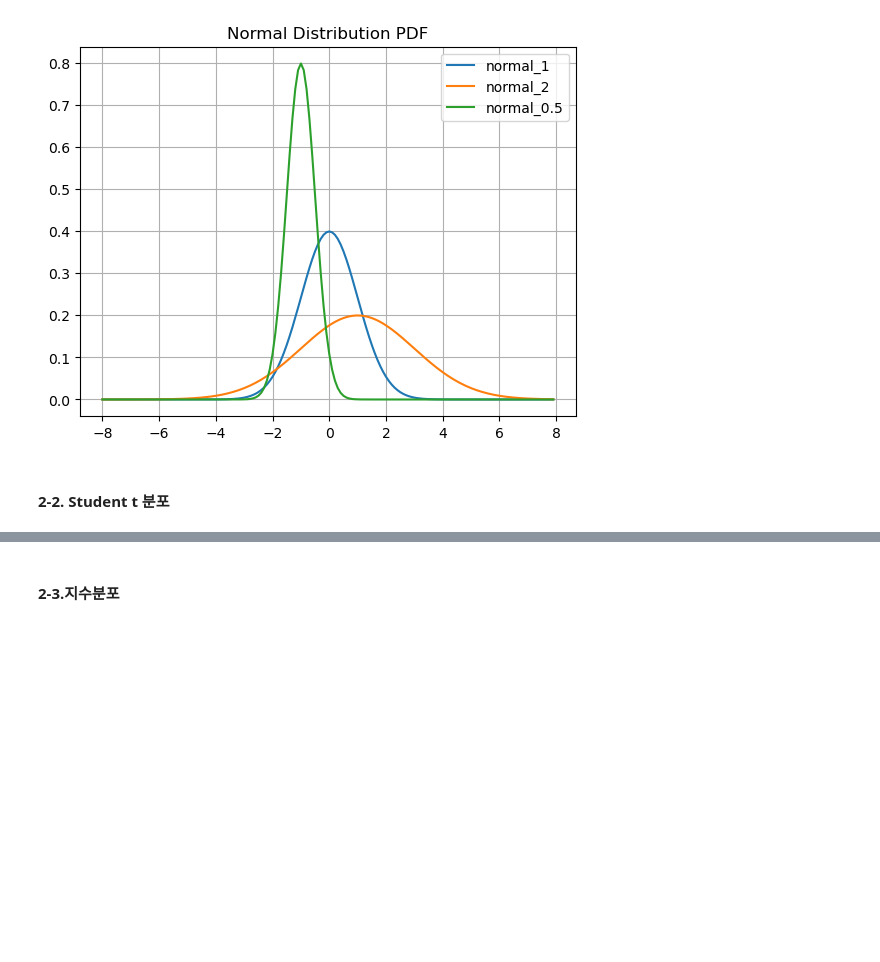
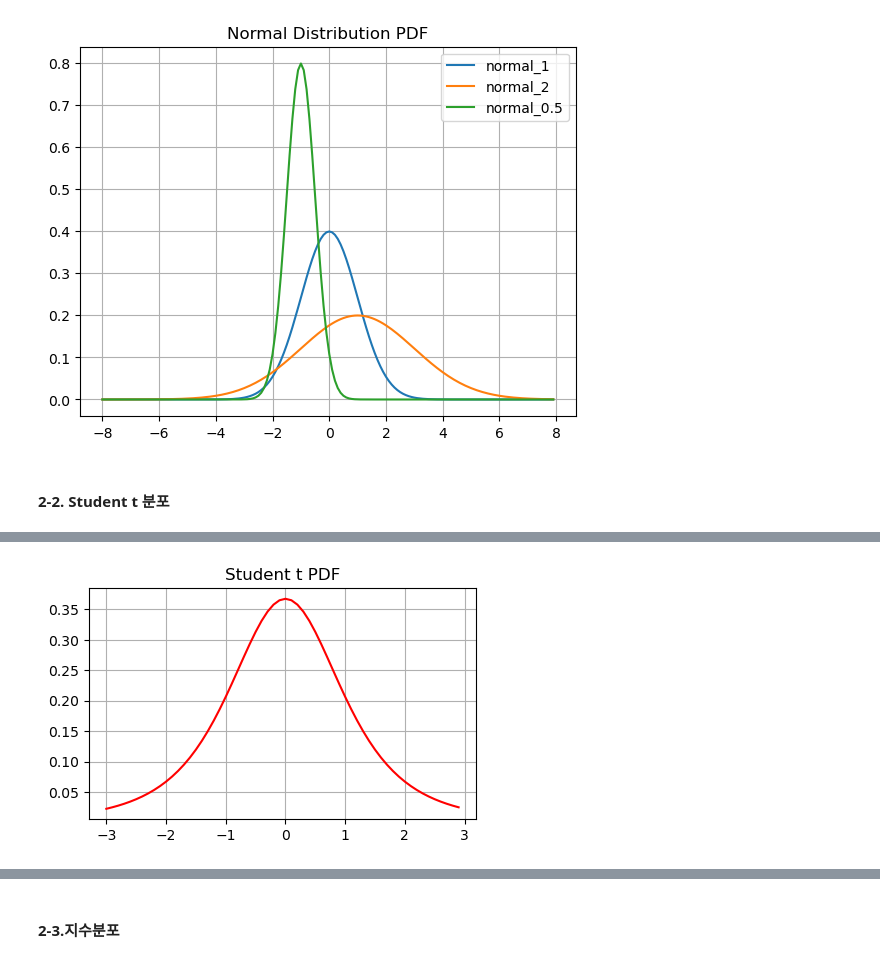
Before and after one commit to steve-park/data-engineering, a Jupyter notebook: 빅분기 실기학습/통계검정/Bigdata_S5_Scipy라이브러리_LAB.ipynb, the cells around one changed output, grey strips where cells are left out. Drawn from its saved outputs; the diff is of its cells as text; code cells hidden in the pictures; blank space fills up the shorter version.

```diff
--- a/빅분기 실기학습/통계검정/Bigdata_S5_Scipy라이브러리_LAB.ipynb
+++ b/빅분기 실기학습/통계검정/Bigdata_S5_Scipy라이브러리_LAB.ipynb
@@ -135,9 +174,20 @@ help(t)
 # %%
 # Student t 분포 객체 생성 및 그래프 그리기
 from scipy.stats import t
 import pandas as pd
 import numpy as np
 import matplotlib.pyplot as plt
+
+df = 3
+rv = t(df=df)
+x = np.arange(-3, 3, 0.1)
+y1 = rv.pdf(x)
+y2 = t.pdf(x, df=df)
+
+pd.Series(data=y1, index=x).plot(title='Student t PDF', figsize=(5,3), grid=True, style='r-')
+plt.show()
+# %% [output]
+[figure, added]
 # %%
 # 표준정규분포와 스튜던트 t 분표 비교
 from scipy.stats import norm, t
```
Also changed, not shown: parts of 35 cells of this notebook, 17 other files.
